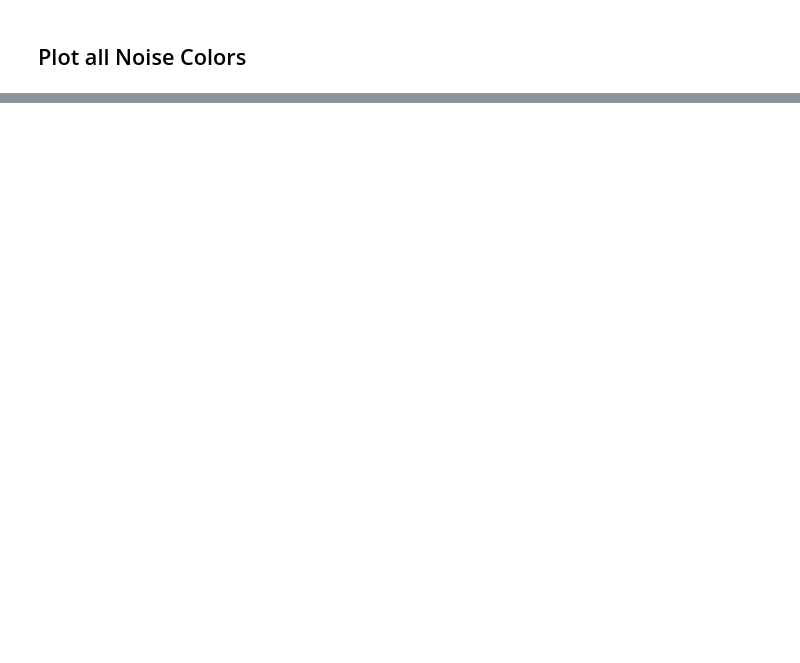
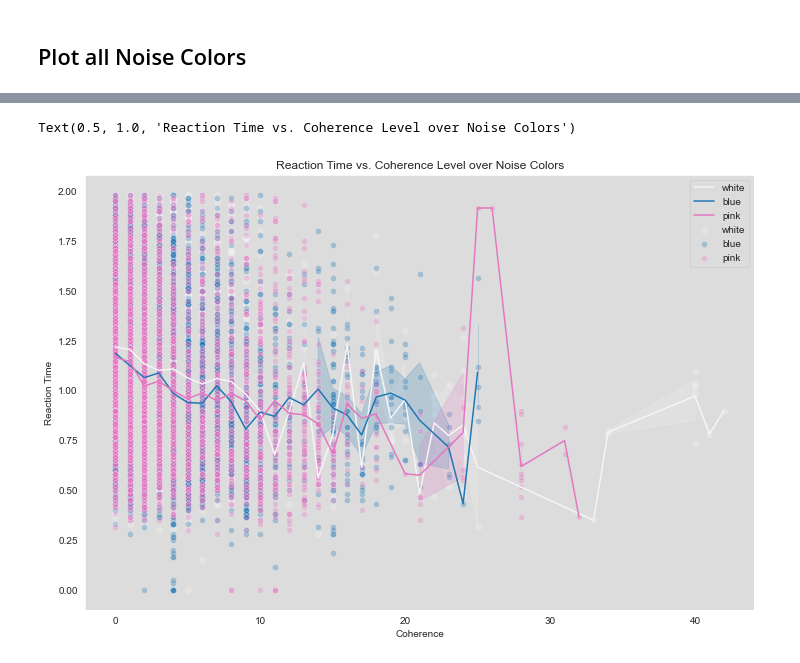
Before and after one commit to LNDG/zurich_data, a Jupyter notebook: notebooks/plot_zurich_data.ipynb, the cells around one changed output, grey strips where cells are left out. Cells and saved outputs as stored; diff of their text form; code cells hidden in the pictures; blank space fills up the shorter version.

```diff
--- a/notebooks/plot_zurich_data.ipynb
+++ b/notebooks/plot_zurich_data.ipynb
@@ -14,7 +14,7 @@ import matplotlib.gridspec as gridspec
 ## Load Data
 # %%
 columns =['LAB', 'Noise Color', 'Trial', 'Noise Trial', 'Session', 'Coherence', 'Correct Response', 'Reaction Time']
-data = pd.read_csv('allData.txt', header = None, names=columns)
+data = pd.read_csv('../data/allData.txt', header = None, names=columns)
 
 # Split LAB into Date and Lab Number
 data['Date'] = [sub.split('_')[3] for sub in data['LAB']]
@@ -159,14 +168,17 @@ ax.set_title('Reaction Time vs. Coherence Level over Noise Colors')
 # %%
-data = pd.read_csv('CStimData.csv')
+data = pd.read_csv('../data/CStimData.csv')
 data = data.rename(columns={'coherence':'Coherence', 'rxtime':'Reaction Time', 'condition':'Noise Color'})
 # Set up plot
 sns.set_style('dark', {"axes.facecolor": "gainsboro"})
 noisecolors=['white', 'blue', 'pink']
 plotcolors = ['whitesmoke', 'tab:blue', 'tab:pink']
 fig, ax = plt.subplots(figsize=(12,8))
 for ncolor, pcolor in zip(noisecolors, plotcolors):
     sns.lineplot(data=data[data['Noise Color']==ncolor], x='Coherence', y='Reaction Time', ax=ax,
                  label=ncolor, color=pcolor)
     sns.scatterplot(data=data[data['Noise Color']==ncolor], x='Coherence', y='Reaction Time', ax=ax,
                  label=ncolor, color=pcolor, alpha=0.3)
 ax.set_title('Reaction Time vs. Coherence Level over Noise Colors')
+# %% [output]
+Text(0.5, 1.0, 'Reaction Time vs. Coherence Level over Noise Colors')
+[figure, added]
```
Also changed, not shown: parts of 5 cells of this notebook, 5 other files.
